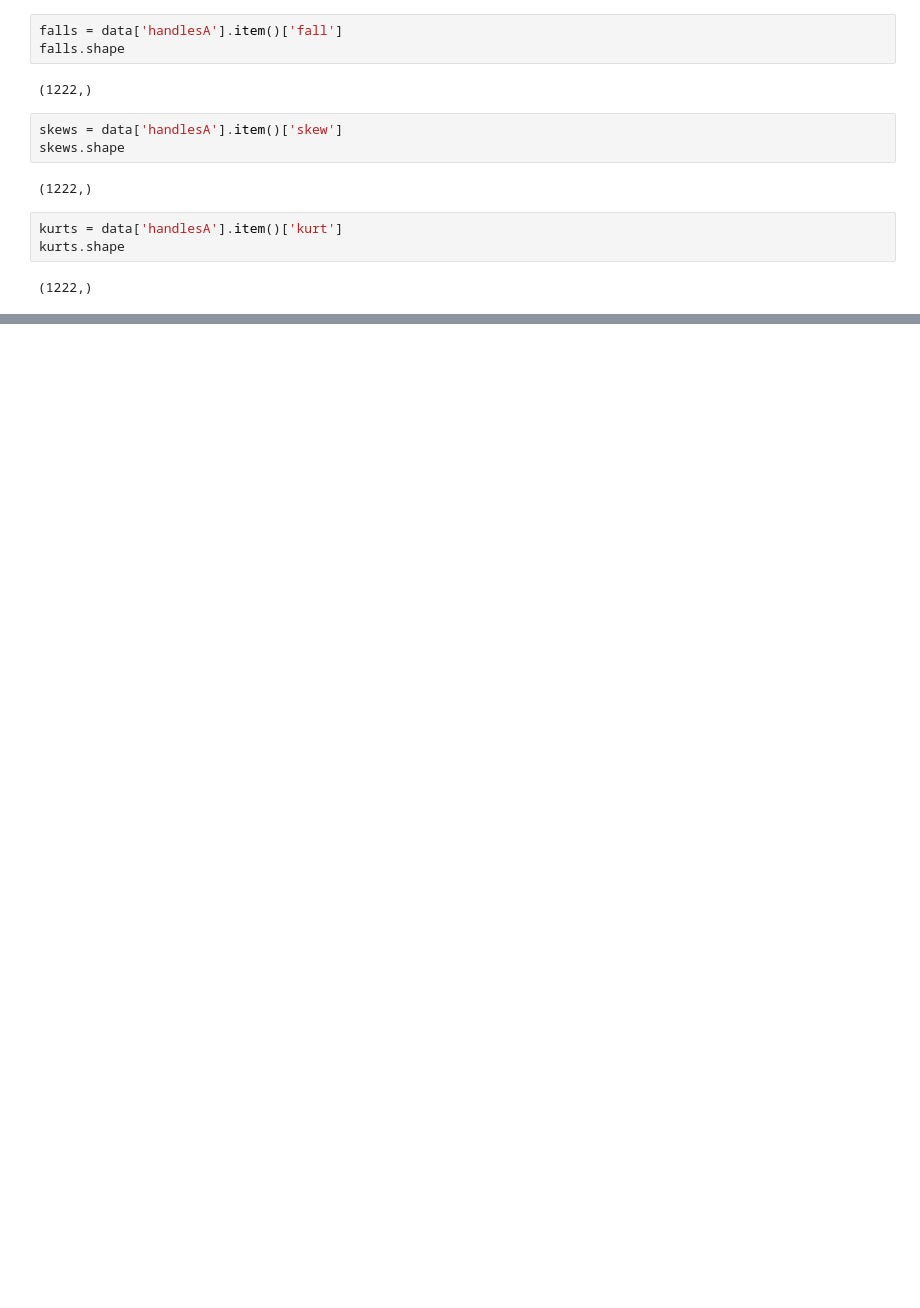
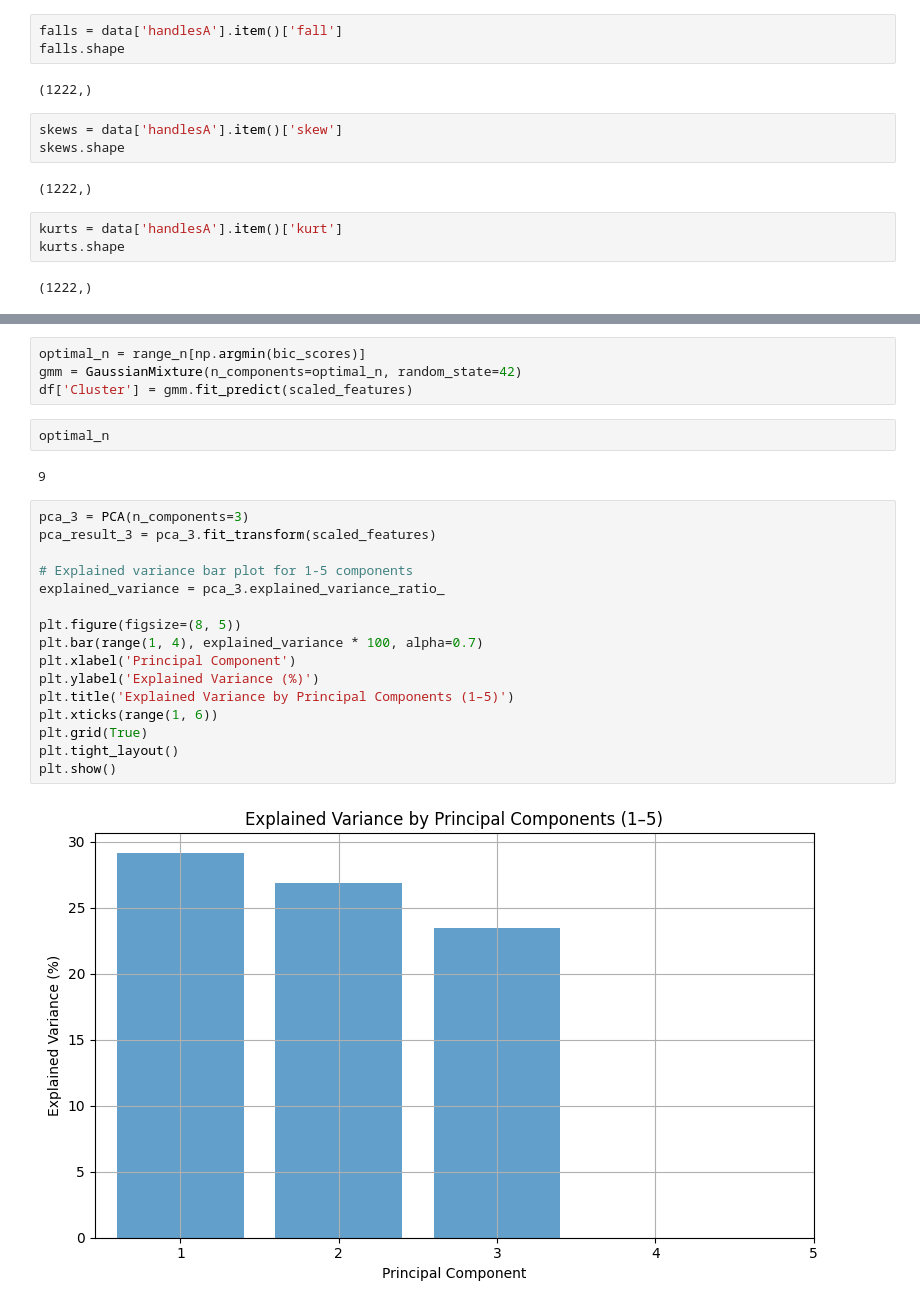
Before and after one commit to OmGuin/BASDL, a Jupyter notebook: Preprocessing_basus.ipynb, the cells around one changed output, grey strips where cells are left out. Drawn from its saved outputs; the diff is of its cells as text; blank space fills up the shorter version.

```diff
--- a/Preprocessing_basus.ipynb
+++ b/Preprocessing_basus.ipynb
@@ -1081,0 +1139,26 @@ plt.show()
+# %%
+optimal_n = range_n[np.argmin(bic_scores)]
+gmm = GaussianMixture(n_components=optimal_n, random_state=42)
+df['Cluster'] = gmm.fit_predict(scaled_features)
+# %%
+optimal_n
+# %% [output]
+9
+# %%
+pca_3 = PCA(n_components=3)
+pca_result_3 = pca_3.fit_transform(scaled_features)
+
+# Explained variance bar plot for 1-5 components
+explained_variance = pca_3.explained_variance_ratio_
+
+plt.figure(figsize=(8, 5))
+plt.bar(range(1, 4), explained_variance * 100, alpha=0.7)
+plt.xlabel('Principal Component')
+plt.ylabel('Explained Variance (%)')
+plt.title('Explained Variance by Principal Components (1–5)')
+plt.xticks(range(1, 6))
+plt.grid(True)
+plt.tight_layout()
+plt.show()
+# %% [output]
+[figure, added]
```
Also changed, not shown: parts of 18 cells of this notebook, 32 other files.
